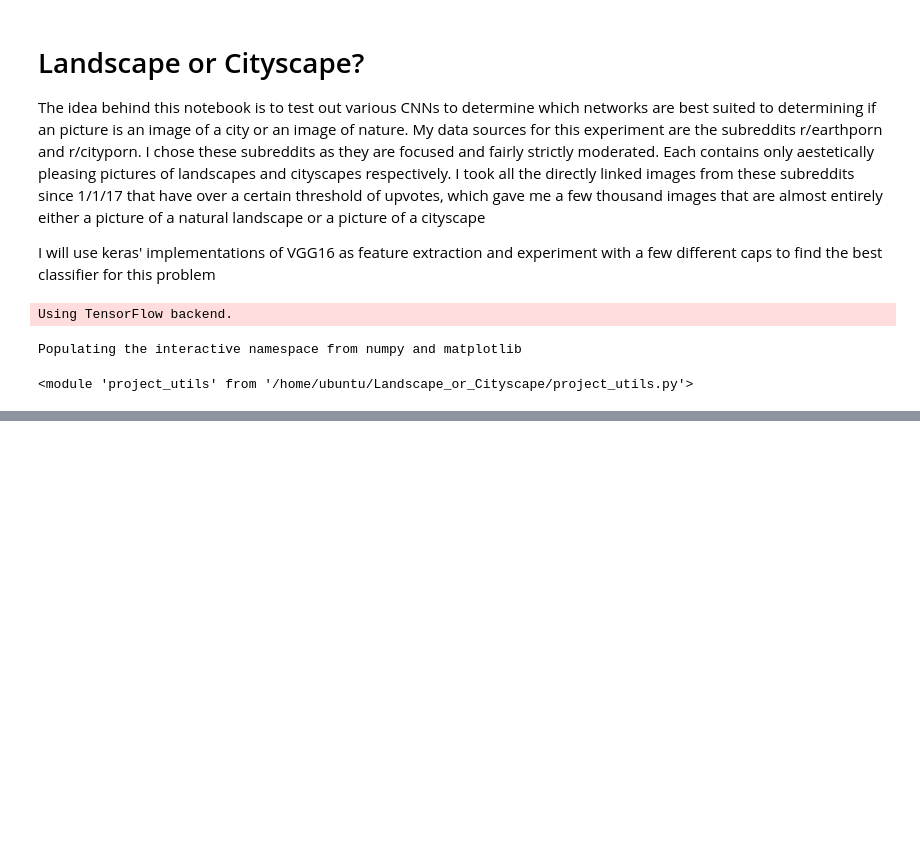
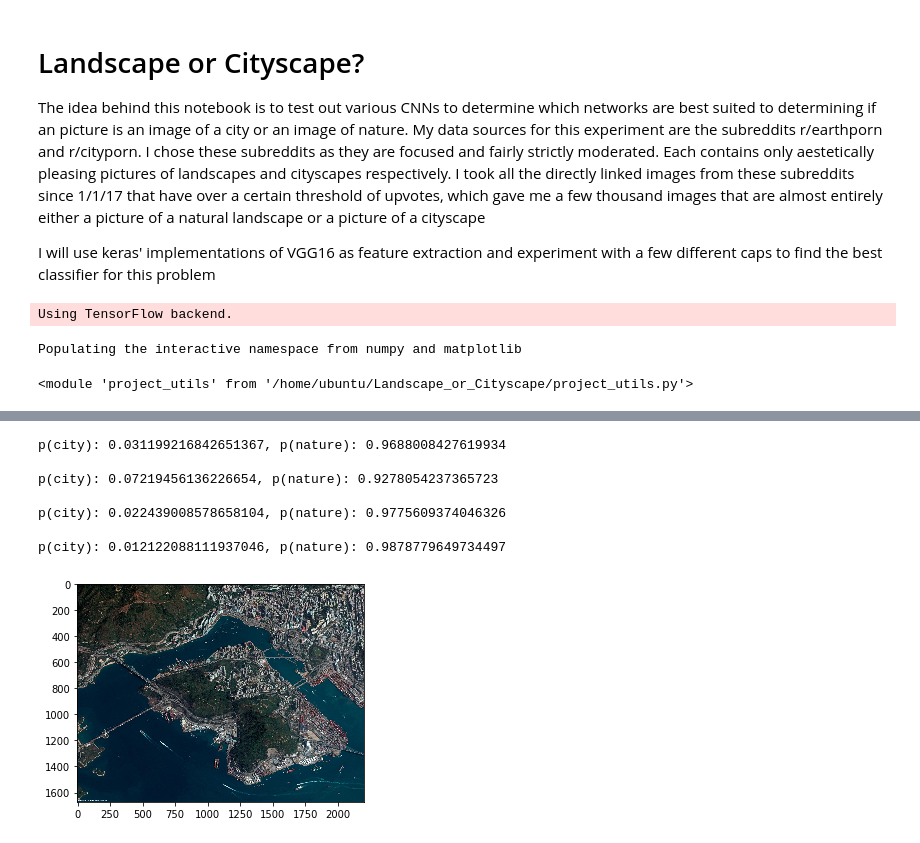
Before and after one commit to GougeC/Landscape_or_Cityscape, a Jupyter notebook: Landscape_Or_Cityscape.ipynb, the cells around one changed output, grey strips where cells are left out. Drawn from its saved outputs; the diff is of its cells as text; code cells hidden in the pictures; blank space fills up the shorter version.

```diff
--- a/Landscape_Or_Cityscape.ipynb
+++ b/Landscape_Or_Cityscape.ipynb
@@ -197,0 +324,11 @@ This network is doing pretty well! Its at about 95% accuracy between the classes
+# %%
+show_and_predict(mistakes[10], max_pool_two_layer)
+# %% [output]
+p(city): 0.031199216842651367, p(nature): 0.9688008427619934
+
+p(city): 0.07219456136226654, p(nature): 0.9278054237365723
+
+p(city): 0.022439008578658104, p(nature): 0.9775609374046326
+
+p(city): 0.012122088111937046, p(nature): 0.9878779649734497
+[figure, added]
```
Also changed, not shown: parts of 40 cells of this notebook, 1 other file.
